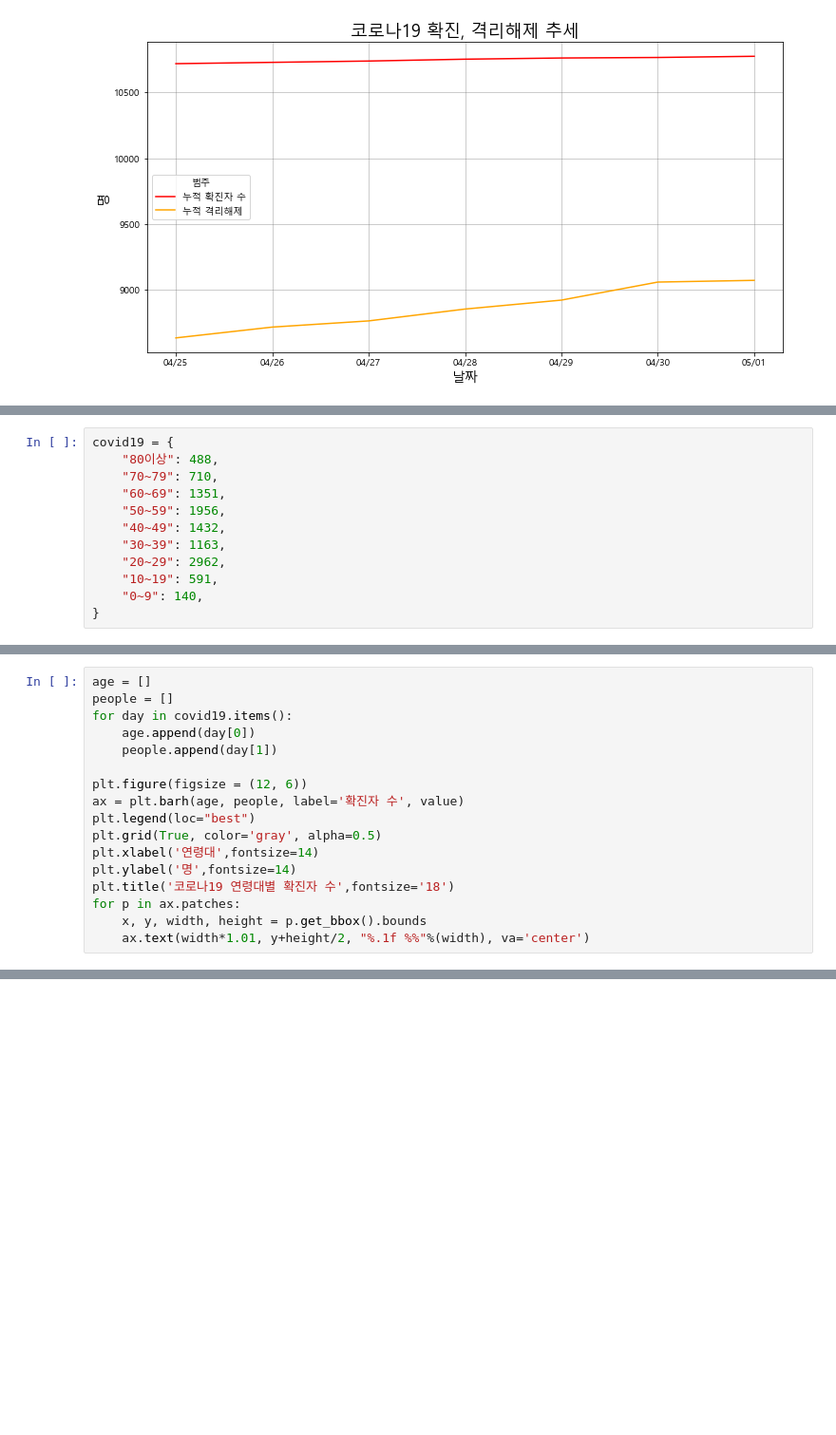
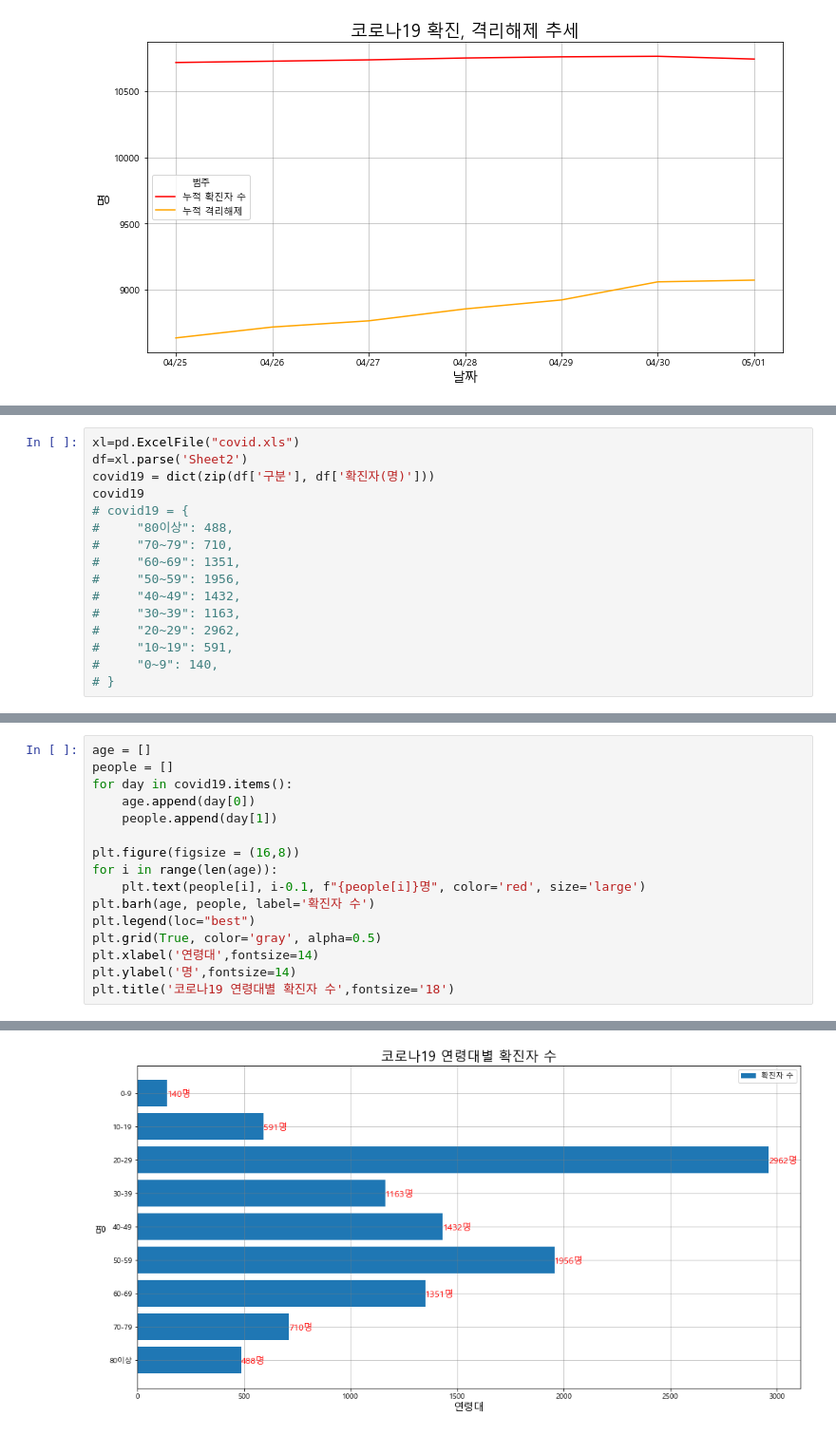
Before and after one commit to Kimdonghyeon7645/Python-Data-Analysis, a Jupyter notebook: 데이터분석 시각화 문제.ipynb, the cells around one changed output, grey strips where cells are left out. Shown at 95% size. Saved outputs shown, nothing was run; the diff lists cells and outputs as text; blank space fills up the shorter version.

```diff
--- a/데이터분석 시각화 문제.ipynb
+++ b/데이터분석 시각화 문제.ipynb
@@ -68,12 +106,16 @@ Text(0.5, 1.0, '코로나19 확진, 격리해제 추세')
 # %%
-covid19 = {
-    "80이상": 488,
-    "70~79": 710,
-    "60~69": 1351,
-    "50~59": 1956,
-    "40~49": 1432,
-    "30~39": 1163,
-    "20~29": 2962,
-    "10~19": 591,
-    "0~9": 140,
-}
+xl=pd.ExcelFile("covid.xls")
+df=xl.parse('Sheet2')
+covid19 = dict(zip(df['구분'], df['확진자(명)']))
+covid19
+# covid19 = {
+#     "80이상": 488,
+#     "70~79": 710,
+#     "60~69": 1351,
+#     "50~59": 1956,
+#     "40~49": 1432,
+#     "30~39": 1163,
+#     "20~29": 2962,
+#     "10~19": 591,
+#     "0~9": 140,
+# }
@@ -84,14 +136,13 @@ for day in covid19.items():
     age.append(day[0])
     people.append(day[1])
 
-plt.figure(figsize = (12, 6))
-ax = plt.barh(age, people, label='확진자 수', value)
+plt.figure(figsize = (16,8))
+for i in range(len(age)):
+    plt.text(people[i], i-0.1, f"{people[i]}명", color='red', size='large')
+plt.barh(age, people, label='확진자 수')
 plt.legend(loc="best")
 plt.grid(True, color='gray', alpha=0.5)
 plt.xlabel('연령대',fontsize=14)
 plt.ylabel('명',fontsize=14)
 plt.title('코로나19 연령대별 확진자 수',fontsize='18')
-for p in ax.patches:
-    x, y, width, height = p.get_bbox().bounds
-    ax.text(width*1.01, y+height/2, "%.1f %%"%(width), va='center')
 # %% [output]
@@ -98,0 +150 @@ SyntaxError: positional argument follows keyword argument (<ipython-input-87-aab
+[figure, added]
```
Also changed, not shown: parts of 18 cells of this notebook.
